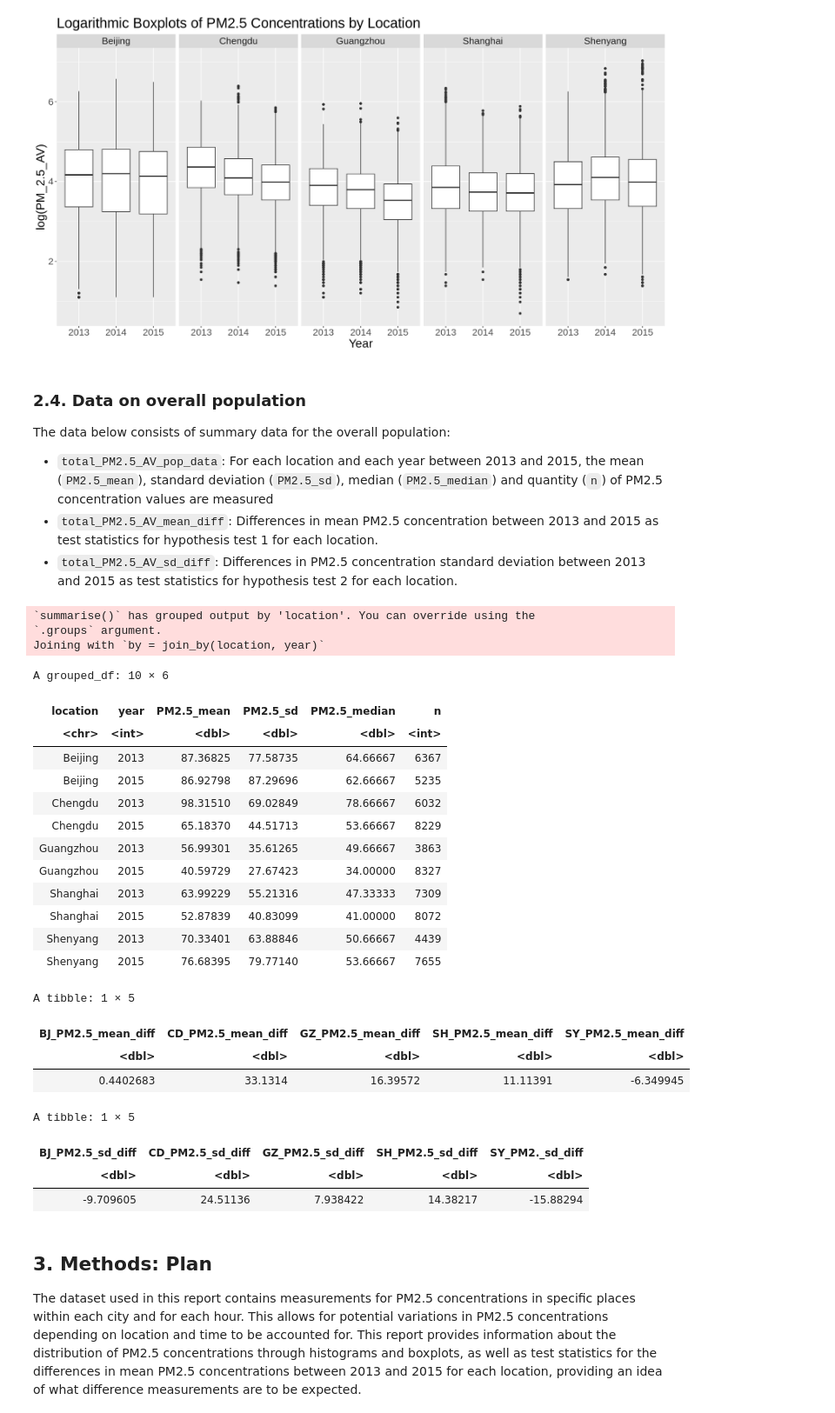
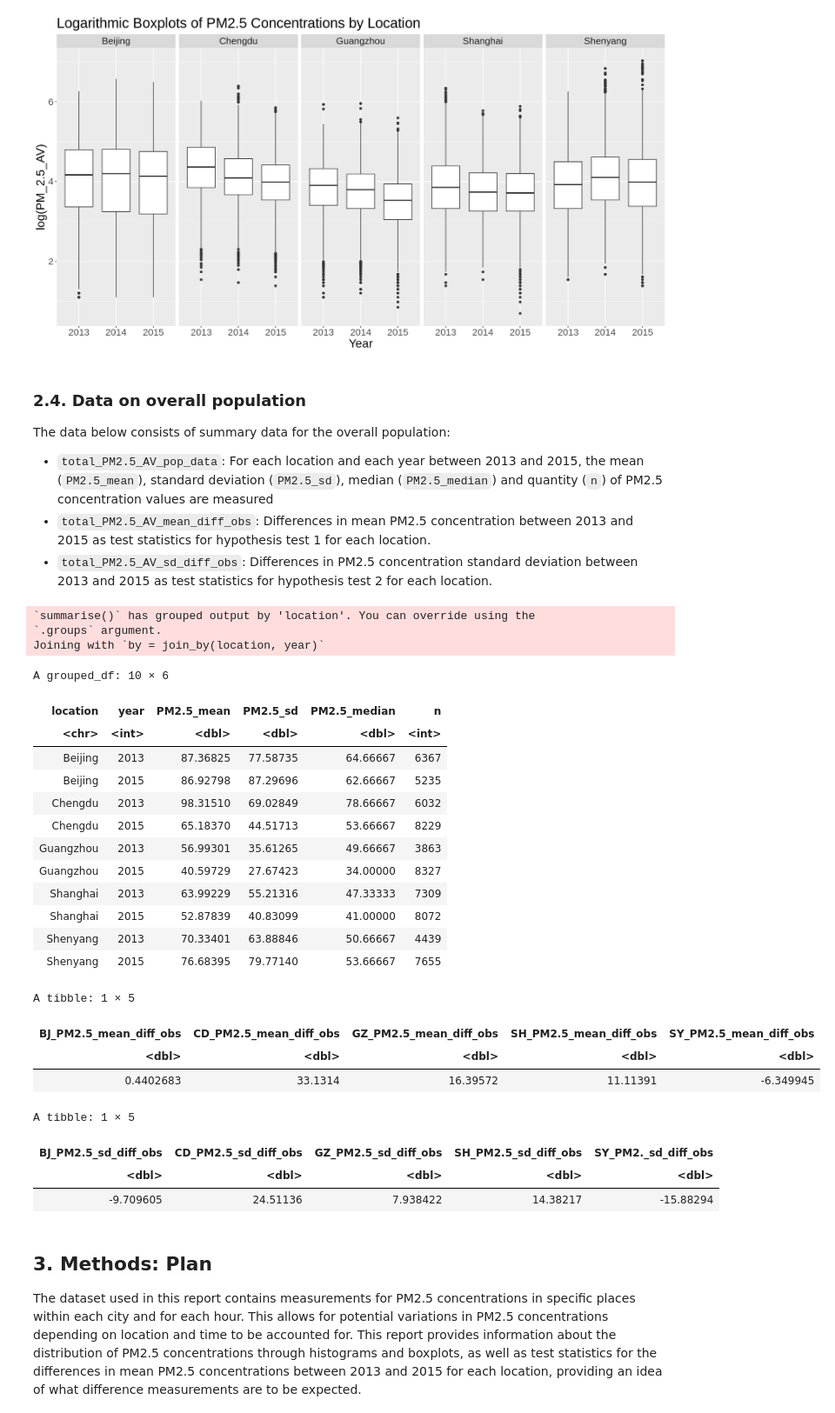
Before and after one commit to Nick-2003/STAT-201-Group-46-Project, a Jupyter notebook: STAT_201_Group_46_Final_Project.ipynb, the cells around one changed output. Shown at 87% size. Cells and saved outputs as stored; diff of their text form; code cells hidden in the pictures.

```diff
--- a/STAT_201_Group_46_Final_Project.ipynb
+++ b/STAT_201_Group_46_Final_Project.ipynb
@@ -233,8 +236,8 @@ The data below consists of summary data for the overall population:
     - Median of the PM2.5 concentration values (`PM2.5_median`)
     - Number of values (`n`) -->
 - `total_PM2.5_AV_pop_data`: For each location and each year between 2013 and 2015, the mean (`PM2.5_mean`), standard deviation (`PM2.5_sd`), median (`PM2.5_median`) and quantity (`n`) of PM2.5 concentration values are measured
-- `total_PM2.5_AV_mean_diff`: Differences in mean PM2.5 concentration between 2013 and 2015 as test statistics for hypothesis test 1 for each location.
-- `total_PM2.5_AV_sd_diff`: Differences in PM2.5 concentration standard deviation between 2013 and 2015 as test statistics for hypothesis test 2 for each location.
+- `total_PM2.5_AV_mean_diff_obs`: Differences in mean PM2.5 concentration between 2013 and 2015 as test statistics for hypothesis test 1 for each location.
+- `total_PM2.5_AV_sd_diff_obs`: Differences in PM2.5 concentration standard deviation between 2013 and 2015 as test statistics for hypothesis test 2 for each location.
 # %%
 # Count number of each combination of year and location
 countChinaDates <- total_PM2.5_AV %>%
@@ -258,52 +261,52 @@ total_PM2.5_AV_pop_data <- total_PM2.5_AV %>%
 #     group_by(location, year) %>%
 #     summarize(PM2.5_mean = mean(PM_2.5_AV)) %>%
 #     inner_join(countChinaDates)
 total_PM2.5_AV_pop_data
 
 # Point estimates of differences in mean PM2.5 concentrations for each combination of location and year
-total_PM2.5_AV_mean_diff <- tibble(
-    BJ_PM2.5_mean_diff = total_PM2.5_AV_pop_data$PM2.5_mean[1] - total_PM2.5_AV_pop_data$PM2.5_mean[2],
-    CD_PM2.5_mean_diff = total_PM2.5_AV_pop_data$PM2.5_mean[3] - total_PM2.5_AV_pop_data$PM2.5_mean[4],
-    GZ_PM2.5_mean_diff = total_PM2.5_AV_pop_data$PM2.5_mean[5] - total_PM2.5_AV_pop_data$PM2.5_mean[6],
-    SH_PM2.5_mean_diff = total_PM2.5_AV_pop_data$PM2.5_mean[7] - total_PM2.5_AV_pop_data$PM2.5_mean[8],
-    SY_PM2.5_mean_diff = total_PM2.5_AV_pop_data$PM2.5_mean[9] - total_PM2.5_AV_pop_data$PM2.5_mean[10],
+total_PM2.5_AV_mean_diff_obs <- tibble(
+    BJ_PM2.5_mean_diff_obs = total_PM2.5_AV_pop_data$PM2.5_mean[1] - total_PM2.5_AV_pop_data$PM2.5_mean[2],
+    CD_PM2.5_mean_diff_obs = total_PM2.5_AV_pop_data$PM2.5_mean[3] - total_PM2.5_AV_pop_data$PM2.5_mean[4],
+    GZ_PM2.5_mean_diff_obs = total_PM2.5_AV_pop_data$PM2.5_mean[5] - total_PM2.5_AV_pop_data$PM2.5_mean[6],
+    SH_PM2.5_mean_diff_obs = total_PM2.5_AV_pop_data$PM2.5_mean[7] - total_PM2.5_AV_pop_data$PM2.5_mean[8],
+    SY_PM2.5_mean_diff_obs = total_PM2.5_AV_pop_data$PM2.5_mean[9] - total_PM2.5_AV_pop_data$PM2.5_mean[10],
 )
 
 # Point estimates of differences in PM2.5 concentration standard deviations for each combination of location and year
-total_PM2.5_AV_sd_diff <- tibble(
-    BJ_PM2.5_sd_diff = total_PM2.5_AV_pop_data$PM2.5_sd[1] - total_PM2.5_AV_pop_data$PM2.5_sd[2],
-    CD_PM2.5_sd_diff = total_PM2.5_AV_pop_data$PM2.5_sd[3] - total_PM2.5_AV_pop_data$PM2.5_sd[4],
-    GZ_PM2.5_sd_diff = total_PM2.5_AV_pop_data$PM2.5_sd[5] - total_PM2.5_AV_pop_data$PM2.5_sd[6],
-    SH_PM2.5_sd_diff = total_PM2.5_AV_pop_data$PM2.5_sd[7] - total_PM2.5_AV_pop_data$PM2.5_sd[8],
-    SY_PM2._sd_diff = total_PM2.5_AV_pop_data$PM2.5_sd[9] - total_PM2.5_AV_pop_data$PM2.5_sd[10],
+total_PM2.5_AV_sd_diff_obs <- tibble(
+    BJ_PM2.5_sd_diff_obs = total_PM2.5_AV_pop_data$PM2.5_sd[1] - total_PM2.5_AV_pop_data$PM2.5_sd[2],
+    CD_PM2.5_sd_diff_obs = total_PM2.5_AV_pop_data$PM2.5_sd[3] - total_PM2.5_AV_pop_data$PM2.5_sd[4],
+    GZ_PM2.5_sd_diff_obs = total_PM2.5_AV_pop_data$PM2.5_sd[5] - total_PM2.5_AV_pop_data$PM2.5_sd[6],
+    SH_PM2.5_sd_diff_obs = total_PM2.5_AV_pop_data$PM2.5_sd[7] - total_PM2.5_AV_pop_data$PM2.5_sd[8],
+    SY_PM2._sd_diff_obs = total_PM2.5_AV_pop_data$PM2.5_sd[9] - total_PM2.5_AV_pop_data$PM2.5_sd[10],
 )
 
-total_PM2.5_AV_mean_diff
+total_PM2.5_AV_mean_diff_obs
 
-total_PM2.5_AV_sd_diff
+total_PM2.5_AV_sd_diff_obs
 # %% [output]
 `summarise()` has grouped output by 'location'. You can override using the
 `.groups` argument.
 Joining with `by = join_by(location, year)`
 A grouped_df: 10 × 6
 | location | year | PM2.5_mean | PM2.5_sd | PM2.5_median | n |
 | <chr> | <int> | <dbl> | <dbl> | <dbl> | <int> |
 | Beijing | 2013 | 87.36825 | 77.58735 | 64.66667 | 6367 |
 | Beijing | 2015 | 86.92798 | 87.29696 | 62.66667 | 5235 |
 | Chengdu | 2013 | 98.31510 | 69.02849 | 78.66667 | 6032 |
 | Chengdu | 2015 | 65.18370 | 44.51713 | 53.66667 | 8229 |
 | Guangzhou | 2013 | 56.99301 | 35.61265 | 49.66667 | 3863 |
 | Guangzhou | 2015 | 40.59729 | 27.67423 | 34.00000 | 8327 |
 | Shanghai | 2013 | 63.99229 | 55.21316 | 47.33333 | 7309 |
 | Shanghai | 2015 | 52.87839 | 40.83099 | 41.00000 | 8072 |
 | Shenyang | 2013 | 70.33401 | 63.88846 | 50.66667 | 4439 |
 | Shenyang | 2015 | 76.68395 | 79.77140 | 53.66667 | 7655 |
 A tibble: 1 × 5
-| BJ_PM2.5_mean_diff | CD_PM2.5_mean_diff | GZ_PM2.5_mean_diff | SH_PM2.5_mean_diff | SY_PM2.5_mean_diff |
+| BJ_PM2.5_mean_diff_obs | CD_PM2.5_mean_diff_obs | GZ_PM2.5_mean_diff_obs | SH_PM2.5_mean_diff_obs | SY_PM2.5_mean_diff_obs |
 | <dbl> | <dbl> | <dbl> | <dbl> | <dbl> |
 | 0.4402683 | 33.1314 | 16.39572 | 11.11391 | -6.349945 |
 A tibble: 1 × 5
-| BJ_PM2.5_sd_diff | CD_PM2.5_sd_diff | GZ_PM2.5_sd_diff | SH_PM2.5_sd_diff | SY_PM2._sd_diff |
+| BJ_PM2.5_sd_diff_obs | CD_PM2.5_sd_diff_obs | GZ_PM2.5_sd_diff_obs | SH_PM2.5_sd_diff_obs | SY_PM2._sd_diff_obs |
 | <dbl> | <dbl> | <dbl> | <dbl> | <dbl> |
 | -9.709605 | 24.51136 | 7.938422 | 14.38217 | -15.88294 |
 # %% [markdown]
```
Also changed, not shown: parts of 13 cells of this notebook.
